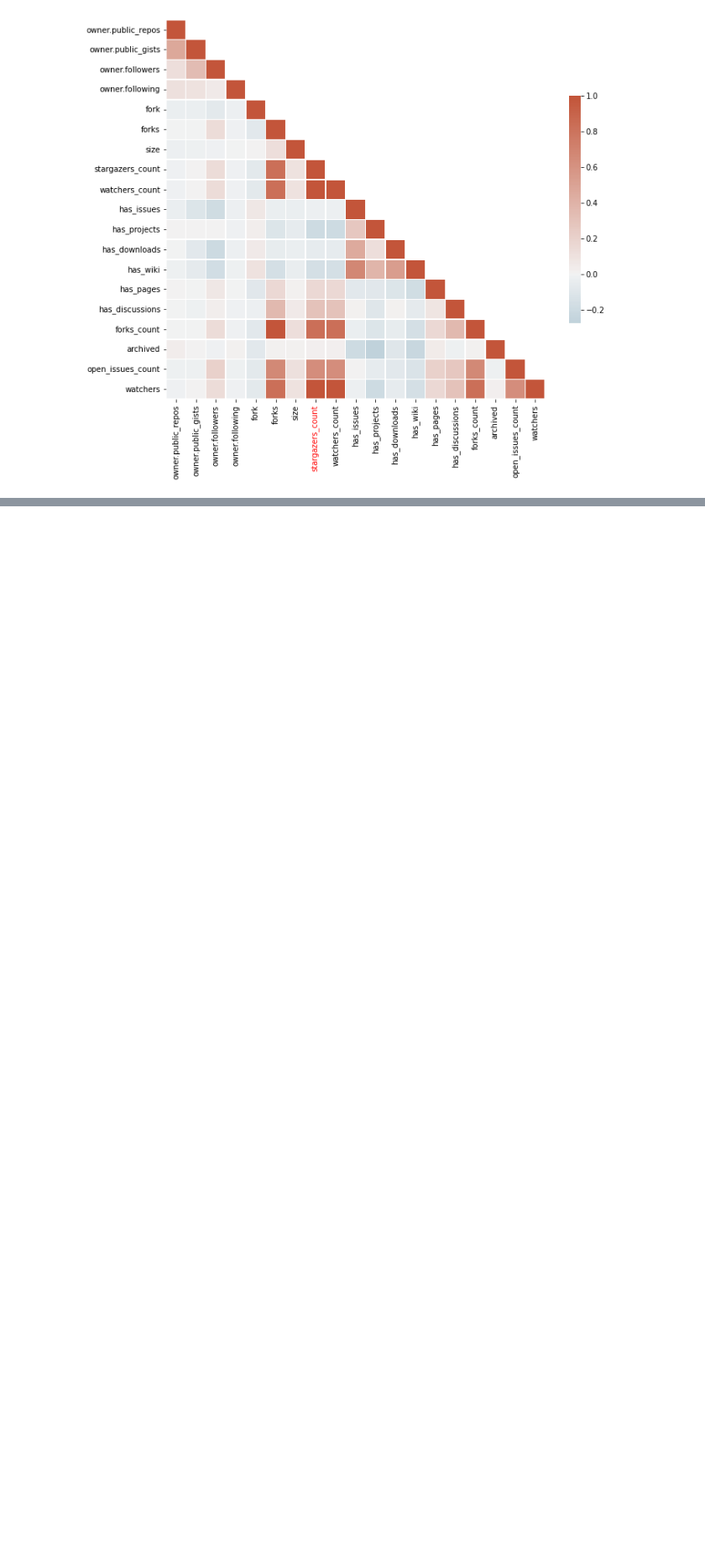
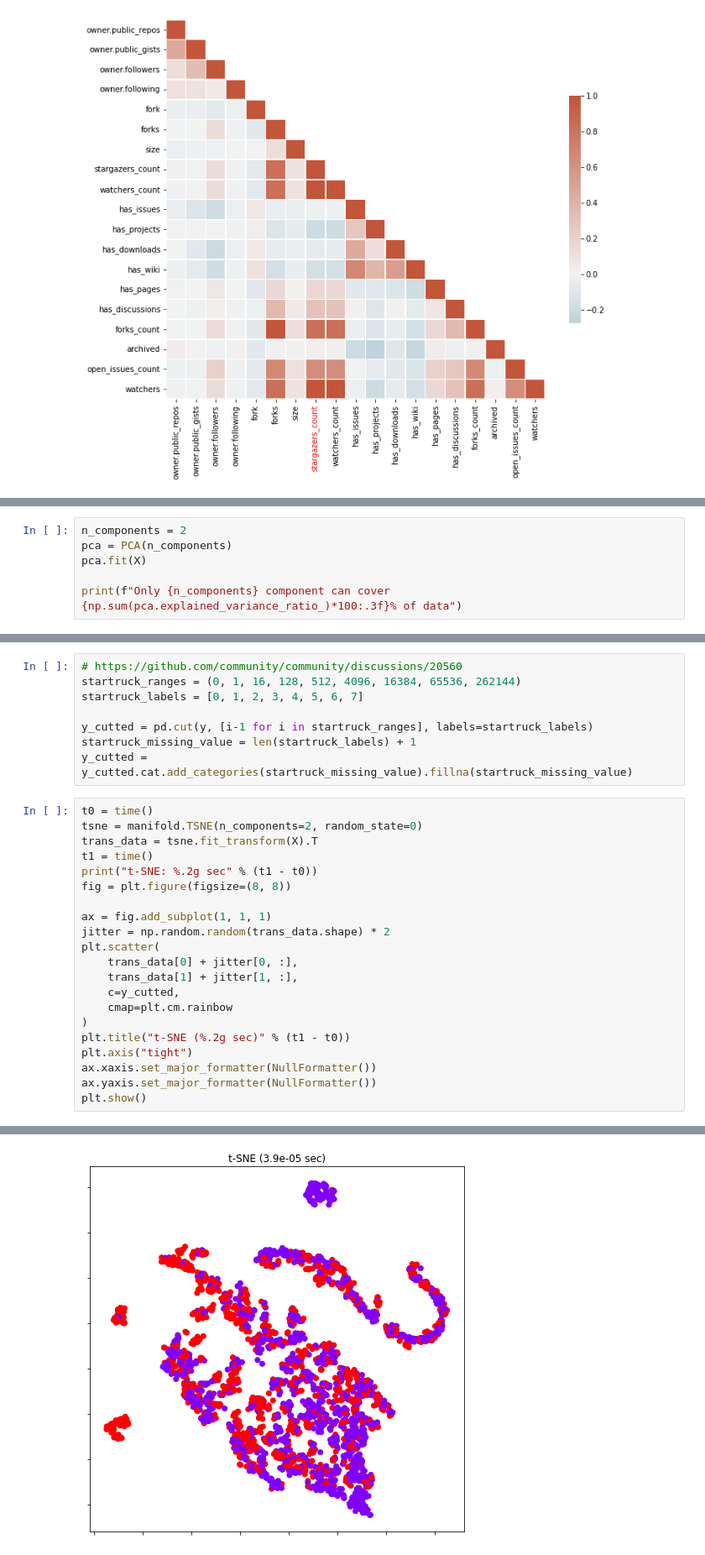
Before and after one commit to realamirhe/github-stargazer, a Jupyter notebook: descriptive_analysis.ipynb, the cells around one changed output, grey strips where cells are left out. Shown: that part at 84% size. Saved outputs shown, nothing was run; the diff lists cells and outputs as text; blank space fills up the shorter version.

```diff
--- a/descriptive_analysis.ipynb
+++ b/descriptive_analysis.ipynb
@@ -54,0 +70,6 @@ for tick_label in ax1.xaxis.get_ticklabels():
+# %%
+n_components = 2
+pca = PCA(n_components)
+pca.fit(X)
+
+print(f"Only {n_components} component can cover {np.sum(pca.explained_variance_ratio_)*100:.3f}% of data")
@@ -54,0 +92,30 @@ for tick_label in ax1.xaxis.get_ticklabels():
+# %%
+# https://github.com/community/community/discussions/20560
+startruck_ranges = (0, 1, 16, 128, 512, 4096, 16384, 65536, 262144)
+startruck_labels = [0, 1, 2, 3, 4, 5, 6, 7]
+
+y_cutted = pd.cut(y, [i-1 for i in startruck_ranges], labels=startruck_labels)
+startruck_missing_value = len(startruck_labels) + 1
+y_cutted = y_cutted.cat.add_categories(startruck_missing_value).fillna(startruck_missing_value)
+# %%
+t0 = time()
+tsne = manifold.TSNE(n_components=2, random_state=0)
+trans_data = tsne.fit_transform(X).T
+t1 = time()
+print("t-SNE: %.2g sec" % (t1 - t0))
+fig = plt.figure(figsize=(8, 8))
+
+ax = fig.add_subplot(1, 1, 1)
+jitter = np.random.random(trans_data.shape) * 2
+plt.scatter(
+    trans_data[0] + jitter[0, :],
+    trans_data[1] + jitter[1, :],
+    c=y_cutted,
+    cmap=plt.cm.rainbow
+)
+plt.title("t-SNE (%.2g sec)" % (t1 - t0))
+plt.axis("tight")
+ax.xaxis.set_major_formatter(NullFormatter())
+ax.yaxis.set_major_formatter(NullFormatter())
+plt.show()
+# %% [output]
@@ -54,0 +123 @@ for tick_label in ax1.xaxis.get_ticklabels():
+[figure, added]
```
Also changed, not shown: parts of 16 cells of this notebook.
